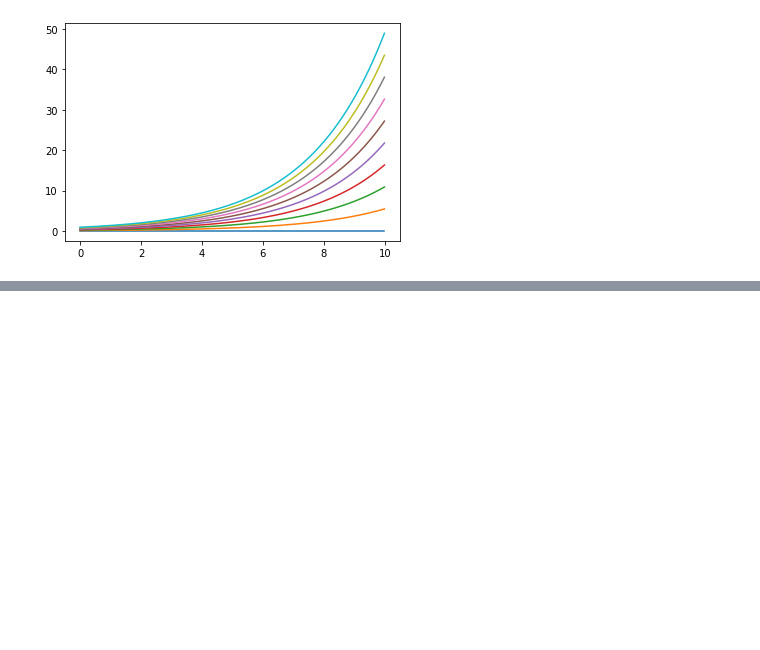
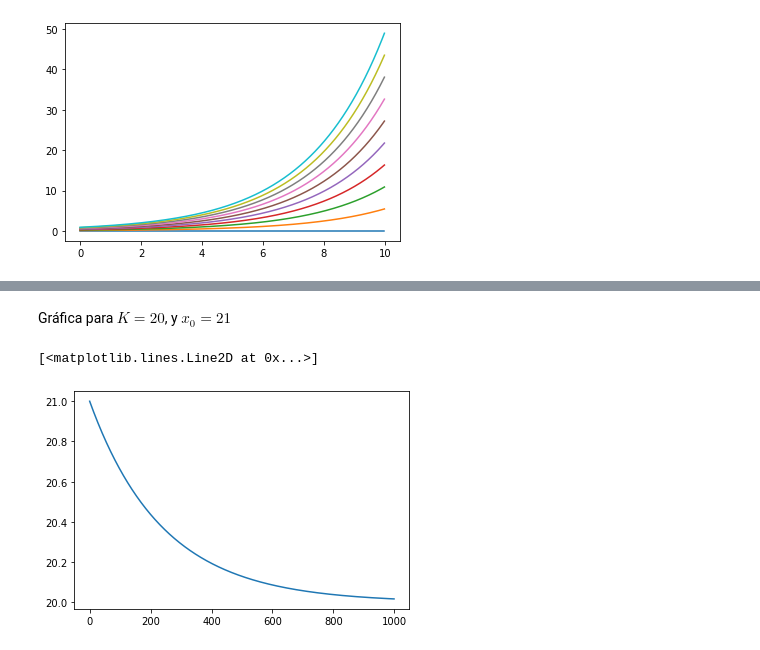
Before and after one commit to acb100cias/BioMateFC, a Jupyter notebook: Modelos de crecimiento.ipynb, the cells around one changed output, grey strips where cells are left out. Cells and saved outputs as stored; diff of their text form; code cells hidden in the pictures; blank space fills up the shorter version.

```diff
--- a/Modelos de crecimiento.ipynb
+++ b/Modelos de crecimiento.ipynb
@@ -117,0 +180,9 @@ $$
+# %% [markdown]
+Gráfica para $K=20$, y $ x_0=21$
+# %%
+X_0=21
+sol_log=odeint(logistica,X_0,t,args=(20,))
+plot(sol_log)
+# %% [output]
+[<matplotlib.lines.Line2D at 0x...>]
+[figure, added]
```
Also changed, not shown: parts of 8 cells of this notebook.
